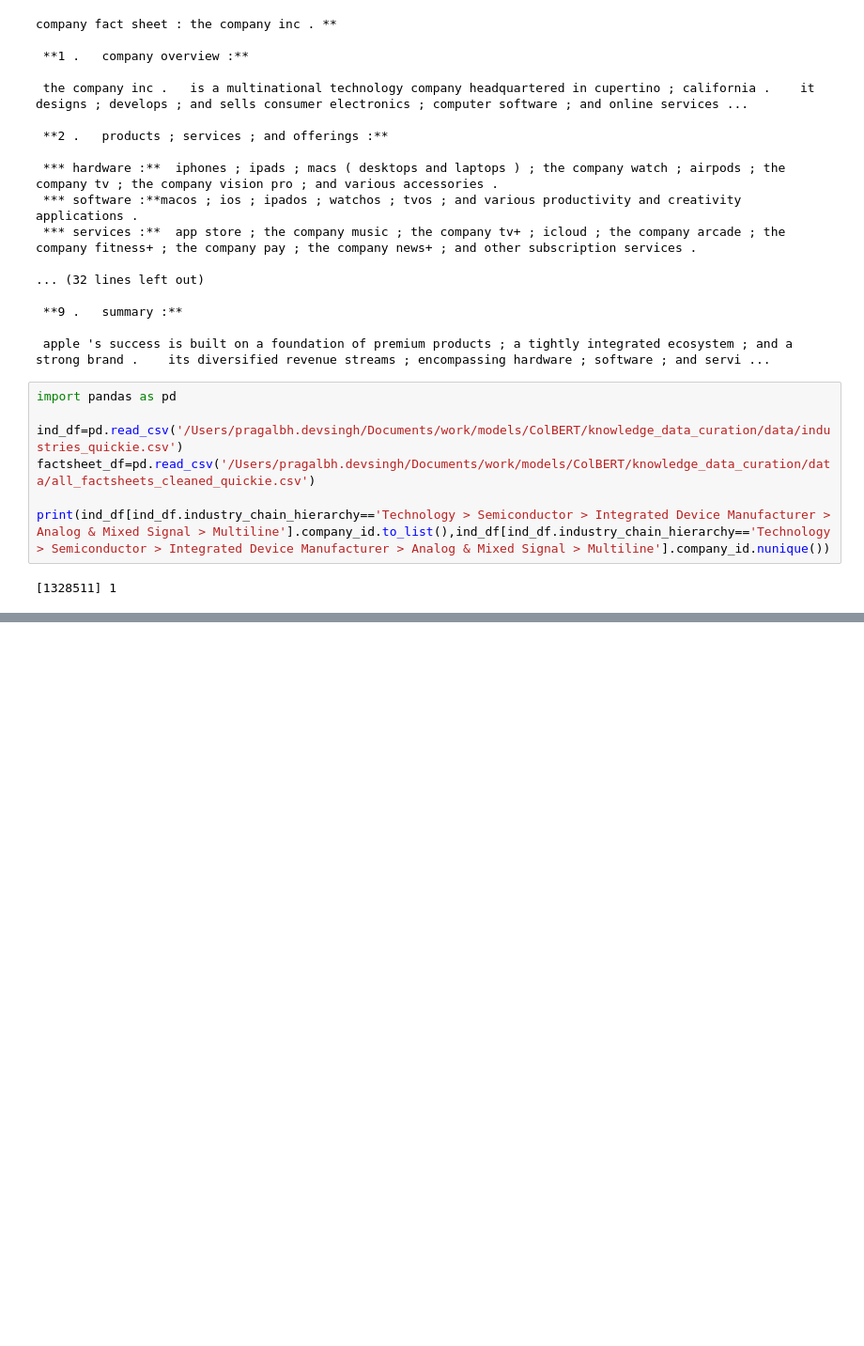
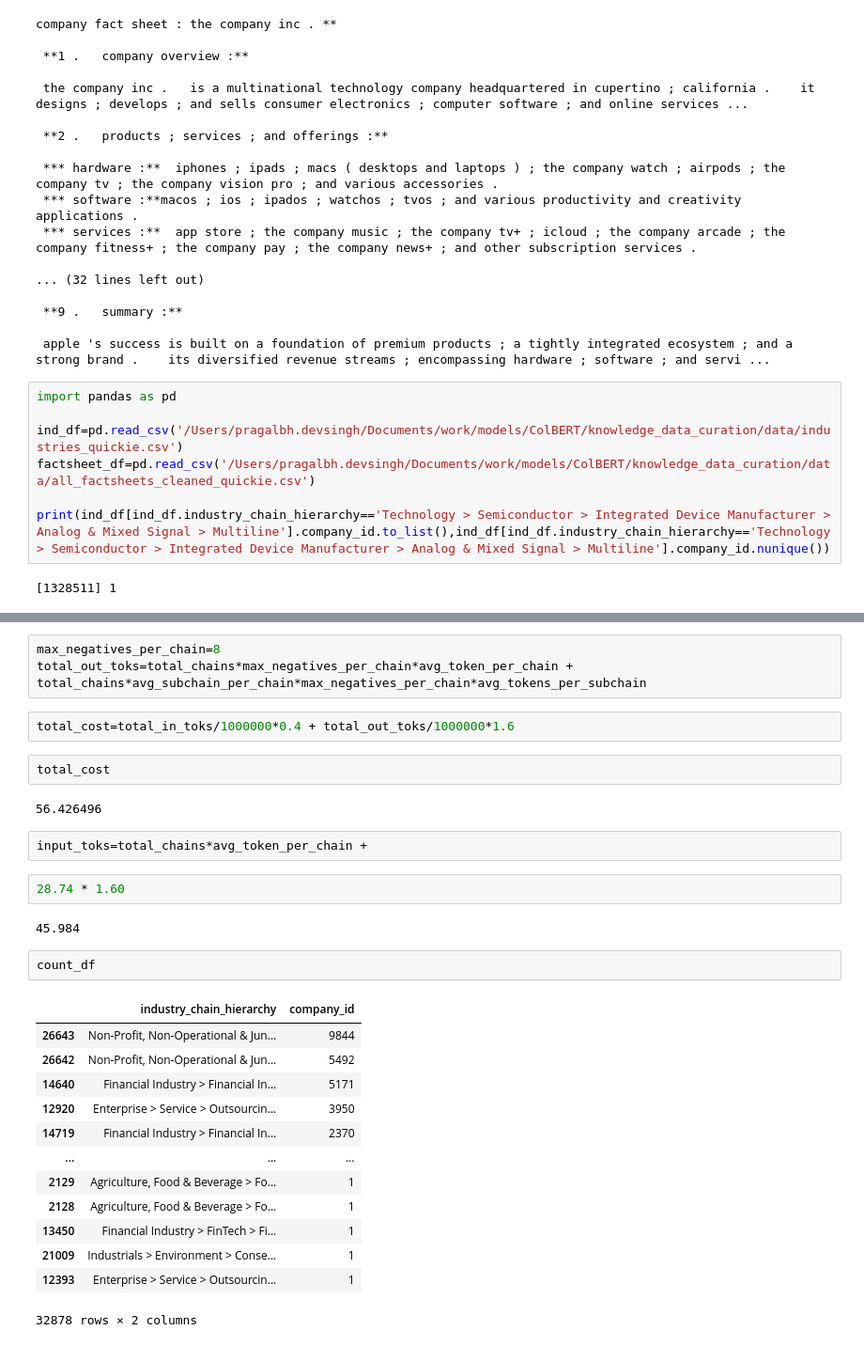
Before and after one commit to pragalbh-dev/ColBERT, a Jupyter notebook: knowledge_data_curation/test.ipynb, the cells around one changed output, grey strips where cells are left out. Shown: that part at 94% size. Drawn from its saved outputs; the diff is of its cells as text; blank space fills up the shorter version.

```diff
--- a/knowledge_data_curation/test.ipynb
+++ b/knowledge_data_curation/test.ipynb
@@ -479,0 +872,31 @@ missing
+# %%
+max_negatives_per_chain=8
+total_out_toks=total_chains*max_negatives_per_chain*avg_token_per_chain + total_chains*avg_subchain_per_chain*max_negatives_per_chain*avg_tokens_per_subchain
+# %%
+total_cost=total_in_toks/1000000*0.4 + total_out_toks/1000000*1.6
+# %%
+total_cost
+# %% [output]
+56.426496
+# %%
+input_toks=total_chains*avg_token_per_chain +
+# %%
+28.74 * 1.60
+# %% [output]
+45.984
+# %%
+count_df
+# %% [output]
+|  | industry_chain_hierarchy | company_id |
+| 26643 | Non-Profit, Non-Operational & Jun... | 9844 |
+| 26642 | Non-Profit, Non-Operational & Jun... | 5492 |
+| 14640 | Financial Industry > Financial In... | 5171 |
+| 12920 | Enterprise > Service > Outsourcin... | 3950 |
+| 14719 | Financial Industry > Financial In... | 2370 |
+| ... | ... | ... |
+| 2129 | Agriculture, Food & Beverage > Fo... | 1 |
+| 2128 | Agriculture, Food & Beverage > Fo... | 1 |
+| 13450 | Financial Industry > FinTech > Fi... | 1 |
+| 21009 | Industrials > Environment > Conse... | 1 |
+| 12393 | Enterprise > Service > Outsourcin... | 1 |
+32878 rows × 2 columns
```
Also changed, not shown: parts of 29 cells of this notebook, 12 other files.
